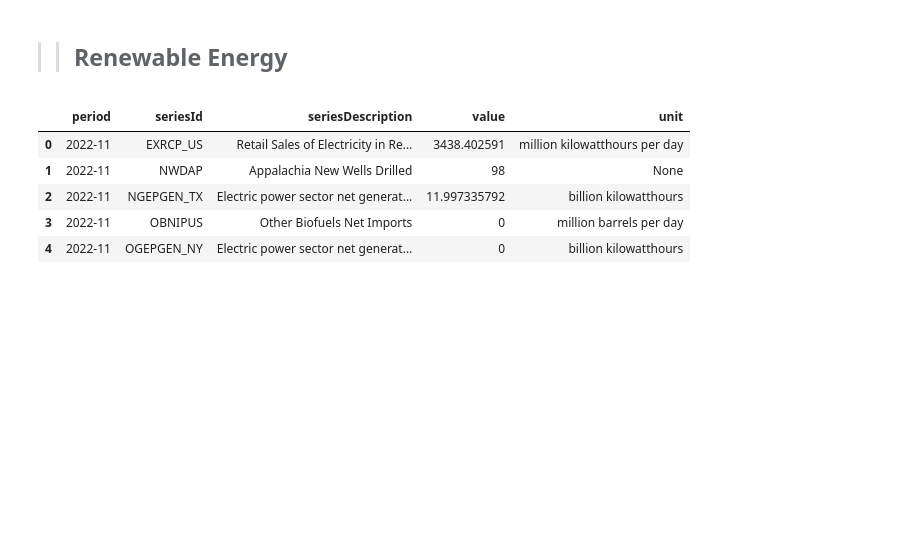
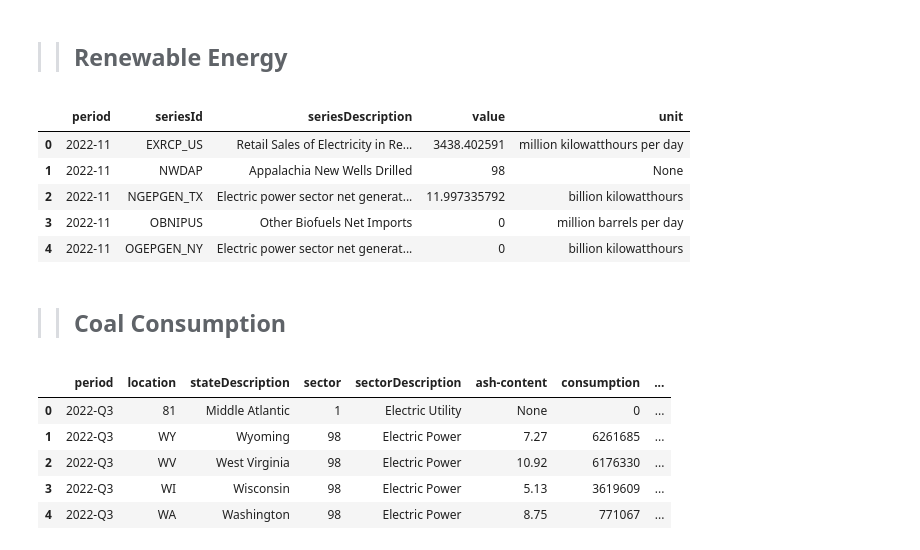
Before and after one commit to hanaDemma/Change_point_analysis_and_statistical_modelling-, a Jupyter notebook: notebooks/change_point_analysis.ipynb, the cells around one changed output. Saved outputs shown, nothing was run; the diff lists cells and outputs as text; code cells hidden in the pictures; blank space fills up the shorter version.

```diff
--- a/notebooks/change_point_analysis.ipynb
+++ b/notebooks/change_point_analysis.ipynb
@@ -738,3 +738,5 @@ renewable_energy.head()
 | 2 | 2022-11 | NGEPGEN_TX | Electric power sector net generat... | 11.997335792 | billion kilowatthours |
 | 3 | 2022-11 | OBNIPUS | Other Biofuels Net Imports | 0 | million barrels per day |
 | 4 | 2022-11 | OGEPGEN_NY | Electric power sector net generat... | 0 | billion kilowatthours |
+# %% [markdown]
+>> ## Coal Consumption
@@ -740,0 +795,9 @@ renewable_energy.head()
+# %%
+coal_cons.head()
+# %% [output]
+|  | period | location | stateDescription | sector | sectorDescription | ash-content | consumption | ... |
+| 0 | 2022-Q3 | 81 | Middle Atlantic | 1 | Electric Utility | None | 0 | ... |
+| 1 | 2022-Q3 | WY | Wyoming | 98 | Electric Power | 7.27 | 6261685 | ... |
+| 2 | 2022-Q3 | WV | West Virginia | 98 | Electric Power | 10.92 | 6176330 | ... |
+| 3 | 2022-Q3 | WI | Wisconsin | 98 | Electric Power | 5.13 | 3619609 | ... |
+| 4 | 2022-Q3 | WA | Washington | 98 | Electric Power | 8.75 | 771067 | ... |
```
Also changed, not shown: parts of 4 cells of this notebook.
